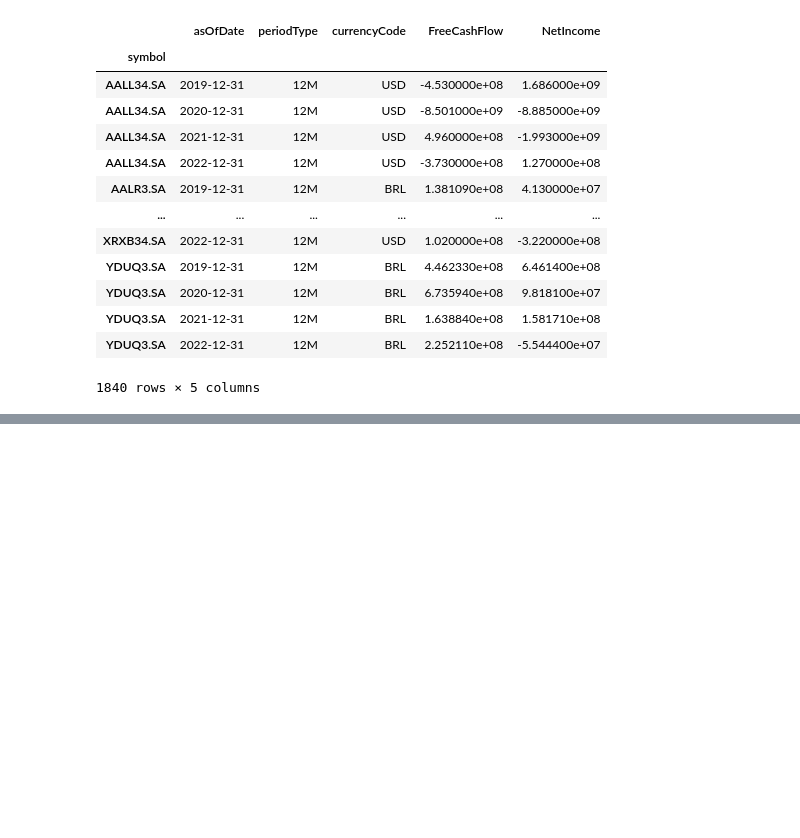
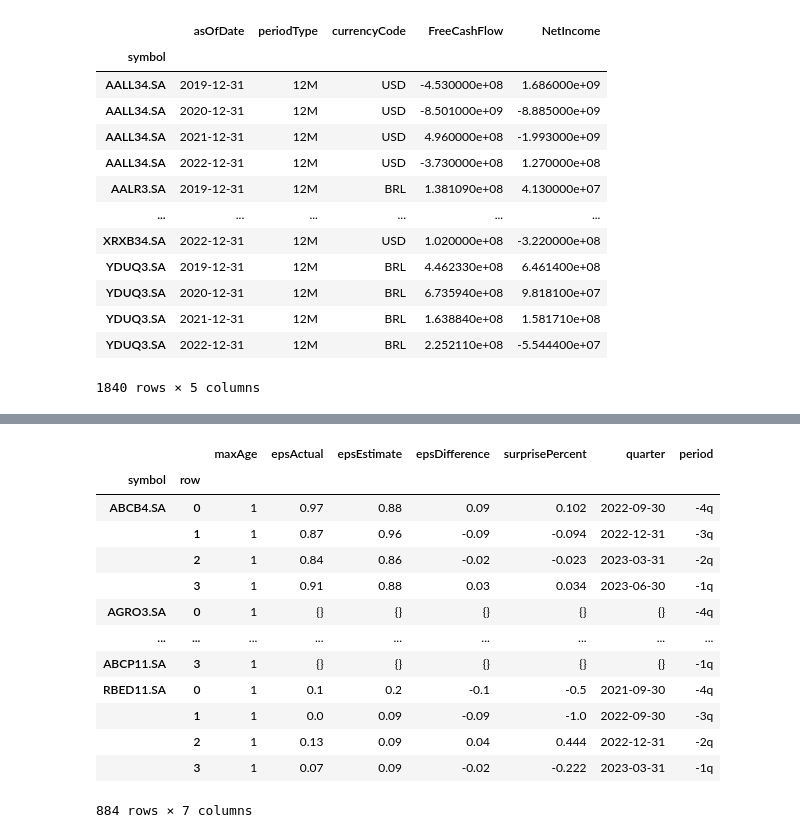
Before and after one commit to heron-ho/Dados-bolsa, a Jupyter notebook: dados-bolsa-yfinance.ipynb, the cells around one changed output, grey strips where cells are left out. Cells and saved outputs as stored; diff of their text form; code cells hidden in the pictures; blank space fills up the shorter version.

```diff
--- a/dados-bolsa-yfinance.ipynb
+++ b/dados-bolsa-yfinance.ipynb
@@ -120,0 +169,20 @@ fin_data.to_excel('fin_data.xlsx')
+# %%
+# variáveis para guardar earning history (histórico de recebimentos)
+#OBS: já vem em dataframe!
+earning_history = tickers.earning_history
+display(earning_history)
+# %% [output]
+|  |  | maxAge | epsActual | epsEstimate | epsDifference | surprisePercent | quarter | period |
+| symbol | row |  |  |  |  |  |  |  |
+| ABCB4.SA | 0 | 1 | 0.97 | 0.88 | 0.09 | 0.102 | 2022-09-30 | -4q |
+|  | 1 | 1 | 0.87 | 0.96 | -0.09 | -0.094 | 2022-12-31 | -3q |
+|  | 2 | 1 | 0.84 | 0.86 | -0.02 | -0.023 | 2023-03-31 | -2q |
+|  | 3 | 1 | 0.91 | 0.88 | 0.03 | 0.034 | 2023-06-30 | -1q |
+| AGRO3.SA | 0 | 1 | {} | {} | {} | {} | {} | -4q |
+| ... | ... | ... | ... | ... | ... | ... | ... | ... |
+| ABCP11.SA | 3 | 1 | {} | {} | {} | {} | {} | -1q |
+| RBED11.SA | 0 | 1 | 0.1 | 0.2 | -0.1 | -0.5 | 2021-09-30 | -4q |
+|  | 1 | 1 | 0.0 | 0.09 | -0.09 | -1.0 | 2022-09-30 | -3q |
+|  | 2 | 1 | 0.13 | 0.09 | 0.04 | 0.444 | 2022-12-31 | -2q |
+|  | 3 | 1 | 0.07 | 0.09 | -0.02 | -0.222 | 2023-03-31 | -1q |
+884 rows × 7 columns
```
Also changed, not shown: parts of 8 cells of this notebook.
